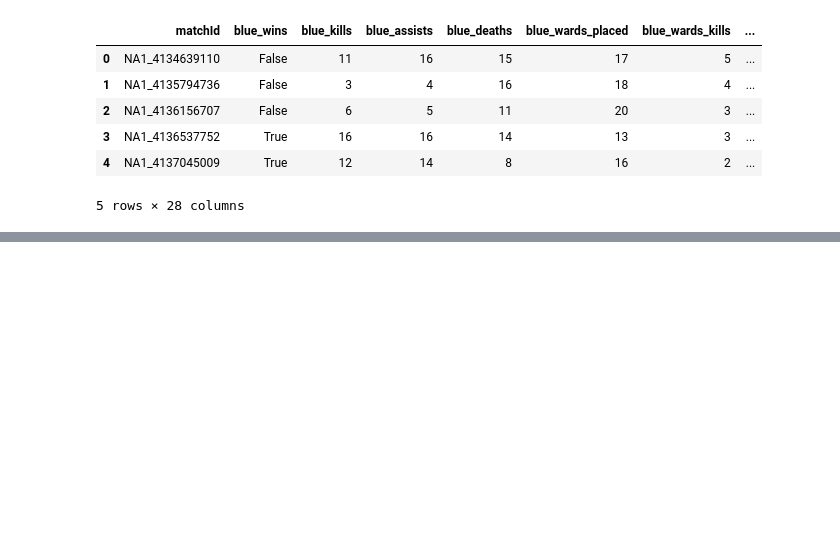
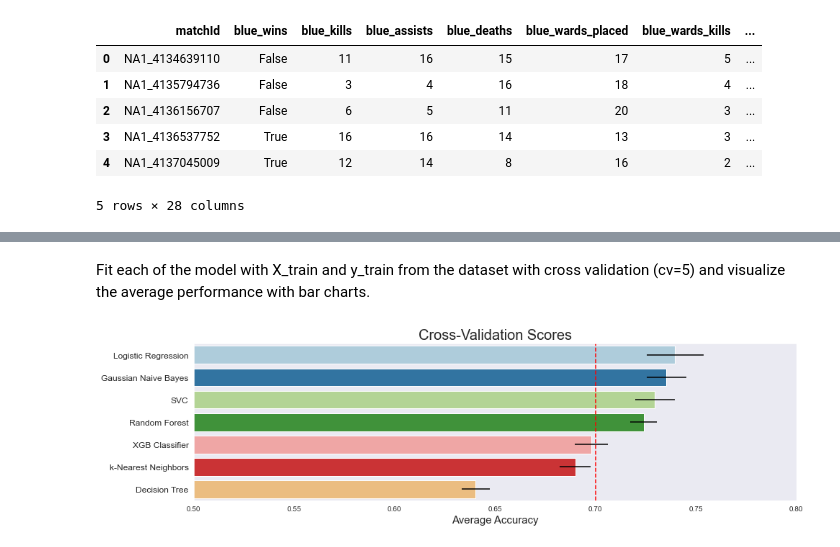
Before and after one commit to andamanopal/league-of-legends-ds, a Jupyter notebook: win-prediction-10mins.ipynb, the cells around one changed output, grey strips where cells are left out. Drawn from its saved outputs; the diff is of its cells as text; code cells hidden in the pictures; blank space fills up the shorter version.

```diff
--- a/win-prediction-10mins.ipynb
+++ b/win-prediction-10mins.ipynb
@@ -52,0 +96,14 @@ plt.show()
+# %%
+from sklearn.model_selection import train_test_split
+from sklearn.preprocessing import StandardScaler
+
+training_df = df.drop(['blue_average_lvl', 'red_average_lvl', 'matchId'], axis=1)
+
+X_train, X_test, y_train, y_test = train_test_split(training_df.drop('blue_wins', axis=1),
+                                                    training_df['blue_wins'],
+                                                    test_size=0.2,
+                                                    shuffle=True)
+
+scaler = StandardScaler()
+X_train_scaled = scaler.fit_transform(X_train)
+X_test_scaled = scaler.fit_transform(X_test)
@@ -52,0 +127,55 @@ plt.show()
+# %% [markdown]
+Fit each of the model with X_train and y_train from the dataset with cross validation (cv=5) and visualize the average performance with bar charts.
+# %%
+random_state = 69
+
+clf_list_names = ['Gaussian Naive Bayes',
+                  'Logistic Regression',
+                  'k-Nearest Neighbors',
+                  'SVC', 'Decision Tree',
+                  'Random Forest',
+                  'XGB Classifier']
+
+clf_list = [GaussianNB(),
+            LogisticRegression(random_state = random_state),
+            KNeighborsClassifier(),
+            SVC(random_state = random_state, probability = True),
+            DecisionTreeClassifier(random_state = random_state),
+            RandomForestClassifier(random_state = random_state),
+            XGBClassifier(random_state = random_state, objective='binary:logistic', eval_metric='error', use_label_encoder=False),]
+
+cv_mean = []
+cv_std = []
+
+# Fit each classifier one by one with cross-validation and store the result performance
+for clf in clf_list:
+    cv = cross_val_score(clf, X_train_scaled, y_train, scoring = 'accuracy', cv = 5, n_jobs = -1)
+    cv_mean.append(cv.mean())
+    cv_std.append(cv.std())
+
+# Convert result list into Pandas DataFrame
+cv_score_by_clf = pd.DataFrame({'Algorithm': clf_list_names,
+                                  'CV-Means': cv_mean,
+                                  'CV-SDs': cv_std}).sort_values('CV-Means', ascending=False)
+
+
+# Visualize the result
+plt.figure(figsize=(15,4))
+
+sns.barplot(data = cv_score_by_clf,
+            x='CV-Means',
+            y='Algorithm',
+            palette = 'Paired',
+            orient = 'h',
+            **{'xerr': cv_score_by_clf['CV-SDs']})
+
+plt.xlabel('Average Accuracy', fontsize=15)
+plt.ylabel('')
+plt.title('Cross-Validation Scores', fontsize=20)
+plt.yticks(size=12)
+
+plt.xlim([0.5, 0.8])
+plt.axvline(x = 0.7, color = 'r', linestyle = '--');
+plt.show()
+# %% [output]
+[figure, added]
```
Also changed, not shown: parts of 23 cells of this notebook.
